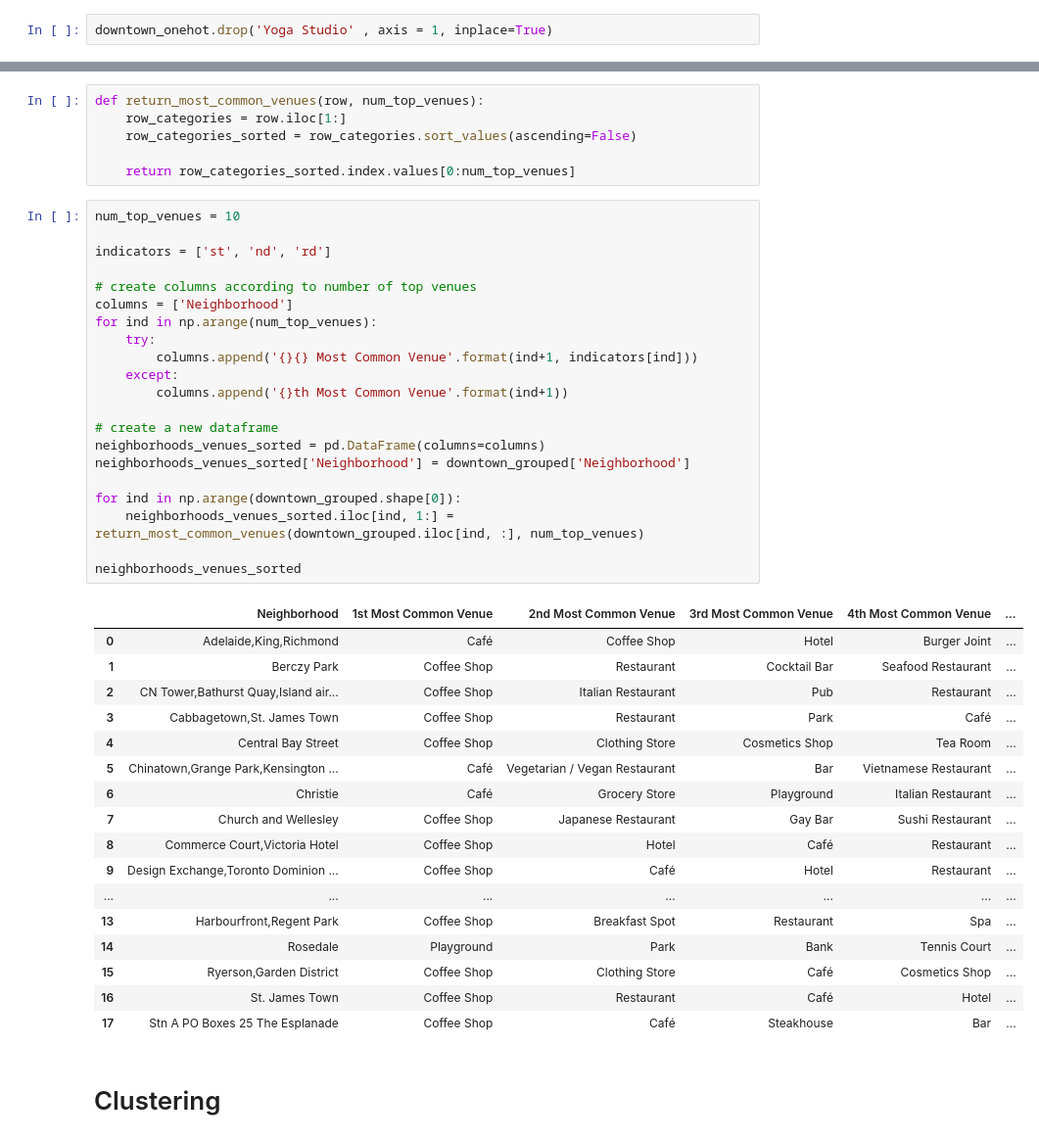
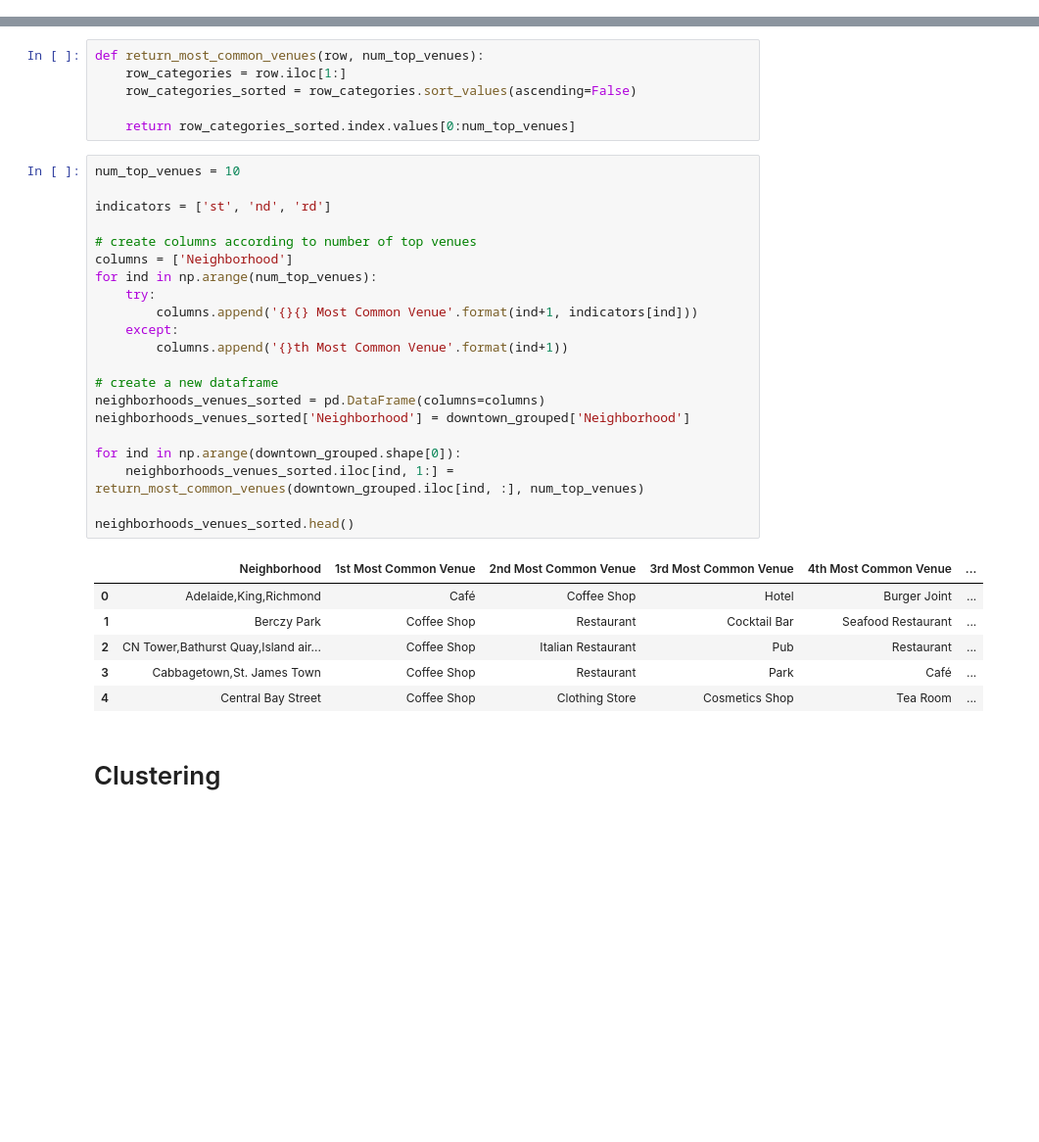
Before and after one commit to kartik1695/Capstone, a Jupyter notebook: Segmenting and Clustering Neighborhoods in Toronto.ipynb, the cells around one changed output, grey strips where cells are left out. Shown: that part at 98% size. Drawn from its saved outputs; the diff is of its cells as text; blank space fills up the shorter version.

```diff
--- a/Segmenting and Clustering Neighborhoods in Toronto.ipynb
+++ b/Segmenting and Clustering Neighborhoods in Toronto.ipynb
@@ -480,5 +389,3 @@ downtown_onehot['Neighborhood'] = downtown_venues['Neighborhood']
 fixed_col = [downtown_onehot.columns[-1]] + list(downtown_onehot.columns[:-1])
 # %%
 downtown_onehot = downtown_onehot[fixed_col]
-# %%
-downtown_onehot.drop('Yoga Studio' , axis = 1, inplace=True)
@@ -585,42 +465,31 @@ def return_most_common_venues(row, num_top_venues):
 # %%
 num_top_venues = 10
 
 indicators = ['st', 'nd', 'rd']
 
 # create columns according to number of top venues
 columns = ['Neighborhood']
 for ind in np.arange(num_top_venues):
     try:
         columns.append('{}{} Most Common Venue'.format(ind+1, indicators[ind]))
     except:
         columns.append('{}th Most Common Venue'.format(ind+1))
 
 # create a new dataframe
 neighborhoods_venues_sorted = pd.DataFrame(columns=columns)
 neighborhoods_venues_sorted['Neighborhood'] = downtown_grouped['Neighborhood']
 
 for ind in np.arange(downtown_grouped.shape[0]):
     neighborhoods_venues_sorted.iloc[ind, 1:] = return_most_common_venues(downtown_grouped.iloc[ind, :], num_top_venues)
 
-neighborhoods_venues_sorted
+neighborhoods_venues_sorted.head()
 # %% [output]
 |  | Neighborhood | 1st Most Common Venue | 2nd Most Common Venue | 3rd Most Common Venue | 4th Most Common Venue | ... |
 | 0 | Adelaide,King,Richmond | Café | Coffee Shop | Hotel | Burger Joint | ... |
 | 1 | Berczy Park | Coffee Shop | Restaurant | Cocktail Bar | Seafood Restaurant | ... |
 | 2 | CN Tower,Bathurst Quay,Island air... | Coffee Shop | Italian Restaurant | Pub | Restaurant | ... |
 | 3 | Cabbagetown,St. James Town | Coffee Shop | Restaurant | Park | Café | ... |
 | 4 | Central Bay Street | Coffee Shop | Clothing Store | Cosmetics Shop | Tea Room | ... |
-| 5 | Chinatown,Grange Park,Kensington ... | Café | Vegetarian / Vegan Restaurant | Bar | Vietnamese Restaurant | ... |
-| 6 | Christie | Café | Grocery Store | Playground | Italian Restaurant | ... |
-| 7 | Church and Wellesley | Coffee Shop | Japanese Restaurant | Gay Bar | Sushi Restaurant | ... |
-| 8 | Commerce Court,Victoria Hotel | Coffee Shop | Hotel | Café | Restaurant | ... |
-| 9 | Design Exchange,Toronto Dominion ... | Coffee Shop | Café | Hotel | Restaurant | ... |
-| ... | ... | ... | ... | ... | ... | ... |
-| 13 | Harbourfront,Regent Park | Coffee Shop | Breakfast Spot | Restaurant | Spa | ... |
-| 14 | Rosedale | Playground | Park | Bank | Tennis Court | ... |
-| 15 | Ryerson,Garden District | Coffee Shop | Clothing Store | Café | Cosmetics Shop | ... |
-| 16 | St. James Town | Coffee Shop | Restaurant | Café | Hotel | ... |
-| 17 | Stn A PO Boxes 25 The Esplanade | Coffee Shop | Café | Steakhouse | Bar | ... |
 # %% [markdown]
 # Clustering
 # %%
```
Also changed, not shown: parts of 9 cells of this notebook.
